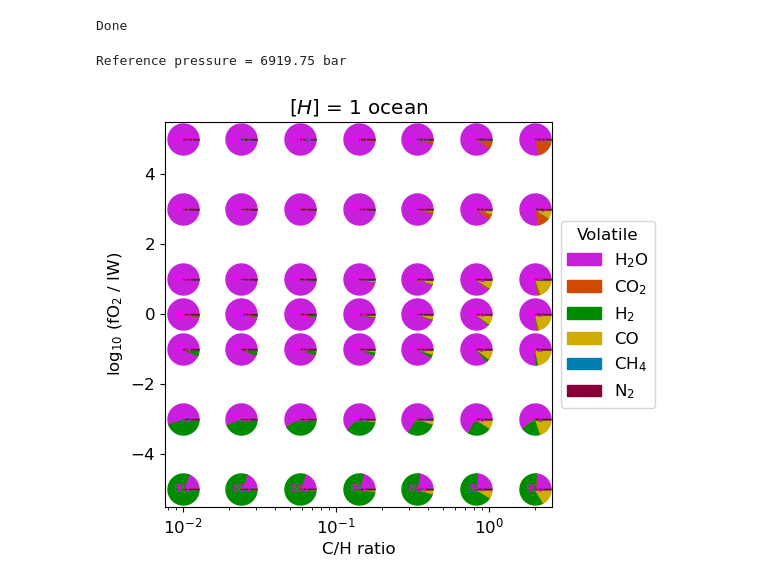
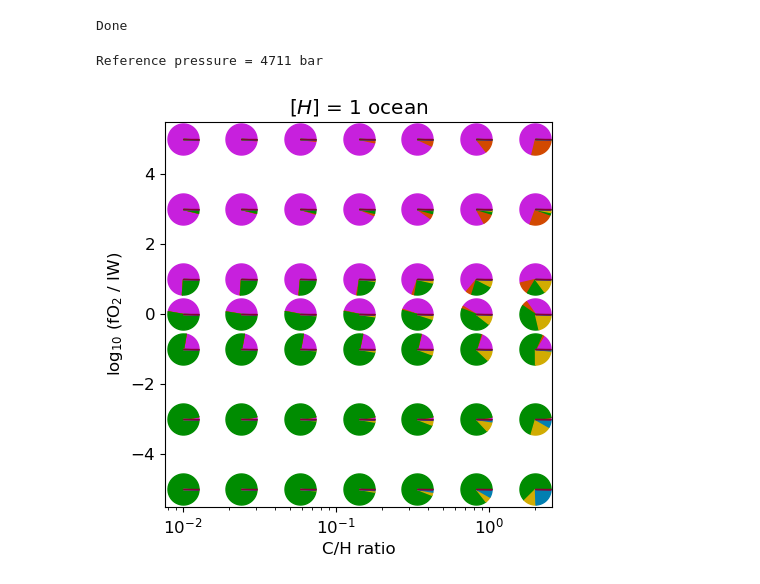
Before and after one commit to nichollsh/proteus_analysis, a Jupyter notebook: composition_pies.ipynb, the cells around one changed output. Saved outputs shown, nothing was run; the diff lists cells and outputs as text; code cells hidden in the pictures.

Commit message:
new grid

```diff
--- a/composition_pies.ipynb
+++ b/composition_pies.ipynb
@@ -10,7 +10,7 @@ mpl.rcParams['axes.formatter.useoffset'] = False
 import utils.load_grid as lg
 from utils.load_cmaps import *
 # %%
-pgrid_dir = "data/article_data/jgr_grid_final"
+pgrid_dir = "data/article_data/jgr_5"
 cases = lg.get_cases(pgrid_dir)
 # %%
 # Collect netcdf files
@@ -49,7 +49,7 @@ def _pie(ax, x, y, s, ratios, colors, tris=50):
 
     return ax
 # %%
-def make_pies(x,x_lbl, y,y_lbl, control,plot_casenums=False,plot_controls=False, plot_legend=True, logx=False, logy=False, title="", r_ref=800.0, outpath="output/recent_pies.pdf"):
+def make_pies(x,x_lbl, y,y_lbl, control,plot_casenums=False,plot_controls=False, plot_legend=True, dark_theme=False, logx=False, logy=False, title="", r_ref=800.0, time_idx=-1, outpath="output/recent_pies.pdf"):
     # Make plot
     x_plt = np.array([], dtype=float) # x variable
     y_plt = np.array([], dtype=float) # y variable
@@ -93,7 +93,7 @@ def make_pies(x,x_lbl, y,y_lbl, control,plot_casenums=False,plot_controls=False,
         for j,v in enumerate(lg.volatile_species):
             if not present[j]:
                 continue
-            ratios.append(lg.access_hvars(hvars,v+"_mr",-1)[c_plt[i]])
+            ratios.append(lg.access_hvars(hvars,v+"_mr",time_idx)[c_plt[i]])
             colors.append(lg.volatile_colors[v])
         # s = lg.access_hvars(hvars,"P_surf",-1)[c_plt[i]]/p_ref * r_ref
         # ax.scatter([x_plt[i]], [y_plt[i]],s=r_ref, edgecolor='black', alpha=0.4, color=(1.,1.,1.,0.))
@@ -106,7 +106,9 @@ def make_pies(x,x_lbl, y,y_lbl, control,plot_casenums=False,plot_controls=False,
         for j,v in enumerate(lg.volatile_species):
             if present[j]:
                 patches.append(mpatches.Patch(color=lg.volatile_colors[v], label=lg.volatile_pretty[v]))
-        ax.legend(handles=patches,loc='center left', bbox_to_anchor=(1, 0.5), title="Volatile")
+        leg = ax.legend(handles=patches,loc='center left', bbox_to_anchor=(1, 0.5), title="Volatile",fancybox=True, framealpha=0.5)
+        if dark_theme:
+            leg.get_frame().set_alpha(0)
 
     if plot_casenums:
         for i in range(len(x_plt)):
@@ -131,25 +133,38 @@ def make_pies(x,x_lbl, y,y_lbl, control,plot_casenums=False,plot_controls=False,
     if len(title)>0:
         ax.set_title(title)
 
-    fig.savefig(outpath, bbox_inches='tight')
+    fig.savefig(outpath, bbox_inches='tight', transparent=True)
     plt.show()
 # %%
 # Variables
 x = cvars["CH_ratio"];      x_lbl = "C/H ratio";                    logx=True
 y = cvars["fO2_shift_IW"];  y_lbl = "log$_{10}$ (fO$_{2}$ / IW)";   logy=False
 control = {"mean_distance":3.0, "hydrogen_earth_oceans":1.0}
 
 plot_controls = False
-plot_casenums = True
+plot_casenums = False
 title         = r"$[H]$ = %d ocean%s"%(control["hydrogen_earth_oceans"], "s" if (control["hydrogen_earth_oceans"]!=1) else "" )
 r_ref         = 500.0
 
 outpath       = "output/recent_pies.pdf"
-plot_legend   = True
+plot_legend   = False
+time_idx      = -1
+dark          = False
 # y_lbl         = ""
 
-make_pies(x,x_lbl, y,y_lbl, control, logx=logx, logy=logy,
+if dark:
+    COLOR = 'white'
+else:
+    COLOR = 'black'
+
+mpl.rcParams['text.color'] = COLOR
+mpl.rcParams['axes.labelcolor'] = COLOR
+mpl.rcParams['xtick.color'] = COLOR
+mpl.rcParams['ytick.color'] = COLOR
+mpl.rcParams['axes.edgecolor'] = COLOR
+
+make_pies(x,x_lbl, y,y_lbl, control, logx=logx, logy=logy, time_idx=time_idx, dark_theme=dark,
           plot_casenums=plot_casenums, plot_controls=plot_controls, plot_legend=plot_legend, title=title, r_ref=r_ref, outpath=outpath)
 # %% [output]
-Reference pressure = 6919.75 bar
+Reference pressure = 4711 bar
-[figure, old version]
+[figure, new version]
```
Also changed, not shown: 7 other files.
